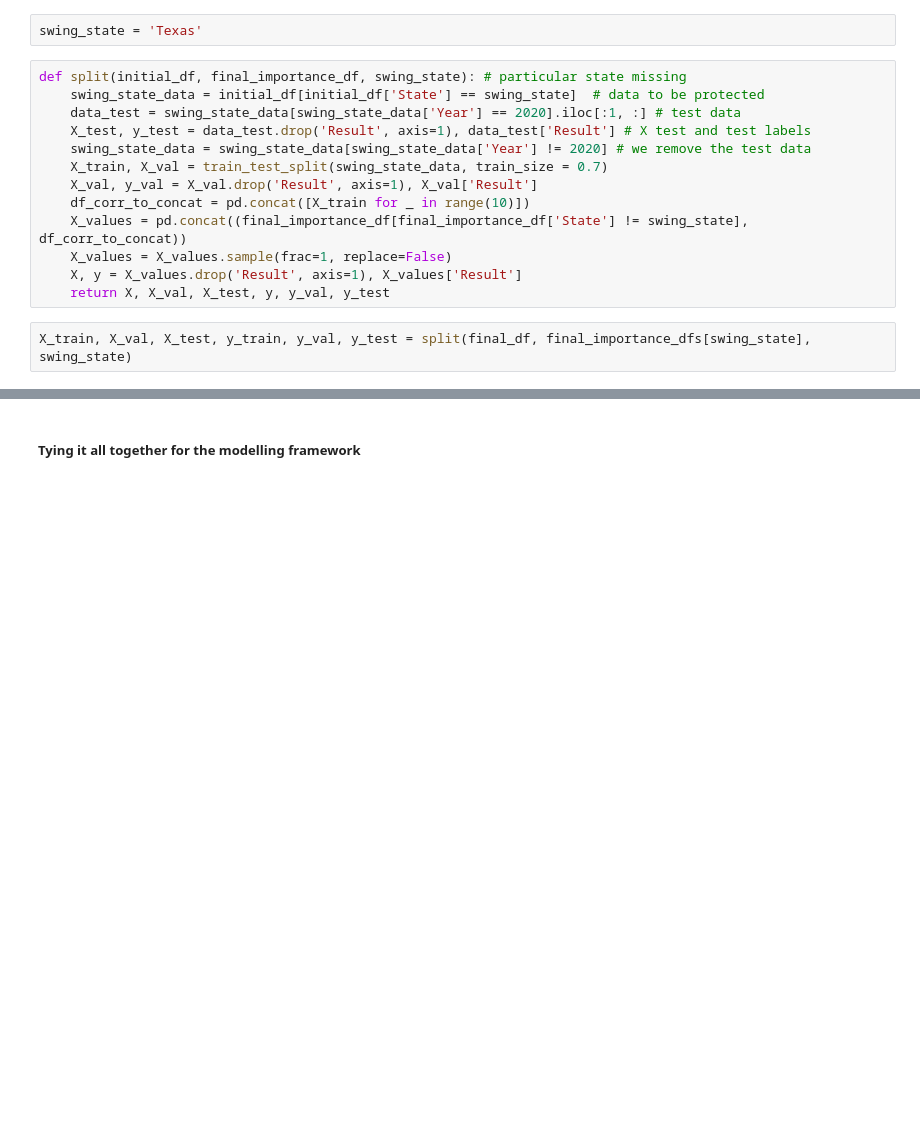
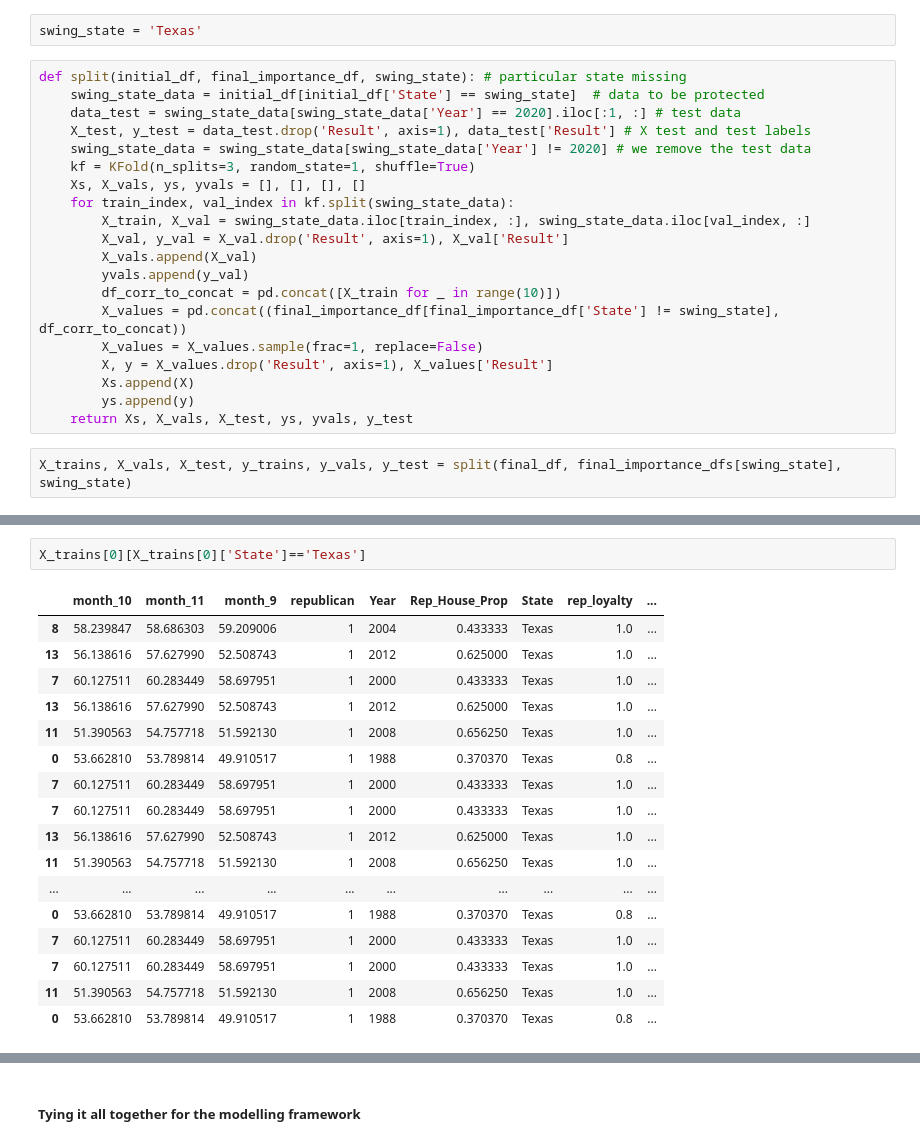
Before and after one commit to CS109a-Election2020/Harvard_G1, a Jupyter notebook: Electoral_College/Multi_state_model.ipynb, the cells around one changed output, grey strips where cells are left out. Saved outputs shown, nothing was run; the diff lists cells and outputs as text; blank space fills up the shorter version.

Commit message:
Created the version with Kfold cross validation. Prevented information leakage in refitting the same model all over again. Up to Raphaelle to select the best model.

```diff
--- a/Electoral_College/Multi_state_model.ipynb
+++ b/Electoral_College/Multi_state_model.ipynb
@@ -101,12 +103,19 @@ def split(initial_df, final_importance_df, swing_state): # particular state miss
     data_test = swing_state_data[swing_state_data['Year'] == 2020].iloc[:1, :] # test data
     X_test, y_test = data_test.drop('Result', axis=1), data_test['Result'] # X test and test labels
     swing_state_data = swing_state_data[swing_state_data['Year'] != 2020] # we remove the test data
-    X_train, X_val = train_test_split(swing_state_data, train_size = 0.7)
-    X_val, y_val = X_val.drop('Result', axis=1), X_val['Result']
-    df_corr_to_concat = pd.concat([X_train for _ in range(10)])
-    X_values = pd.concat((final_importance_df[final_importance_df['State'] != swing_state], df_corr_to_concat))
-    X_values = X_values.sample(frac=1, replace=False)
-    X, y = X_values.drop('Result', axis=1), X_values['Result']
-    return X, X_val, X_test, y, y_val, y_test
+    kf = KFold(n_splits=3, random_state=1, shuffle=True)
+    Xs, X_vals, ys, yvals = [], [], [], []
+    for train_index, val_index in kf.split(swing_state_data):
+        X_train, X_val = swing_state_data.iloc[train_index, :], swing_state_data.iloc[val_index, :]
+        X_val, y_val = X_val.drop('Result', axis=1), X_val['Result']
+        X_vals.append(X_val)
+        yvals.append(y_val)
+        df_corr_to_concat = pd.concat([X_train for _ in range(10)])
+        X_values = pd.concat((final_importance_df[final_importance_df['State'] != swing_state], df_corr_to_concat))
+        X_values = X_values.sample(frac=1, replace=False)
+        X, y = X_values.drop('Result', axis=1), X_values['Result']
+        Xs.append(X)
+        ys.append(y)
+    return Xs, X_vals, X_test, ys, yvals, y_test
 # %%
-X_train, X_val, X_test, y_train, y_val, y_test = split(final_df, final_importance_dfs[swing_state], swing_state)
+X_trains, X_vals, X_test, y_trains, y_vals, y_test = split(final_df, final_importance_dfs[swing_state], swing_state)
@@ -113,3 +129,23 @@ X_train, X_val, X_test, y_train, y_val, y_test = split(final_df, final_importanc
+# %%
+X_trains[0][X_trains[0]['State']=='Texas']
+# %% [output]
+|  | month_10 | month_11 | month_9 | republican | Year | Rep_House_Prop | State | rep_loyalty | ... |
+| 8 | 58.239847 | 58.686303 | 59.209006 | 1 | 2004 | 0.433333 | Texas | 1.0 | ... |
+| 13 | 56.138616 | 57.627990 | 52.508743 | 1 | 2012 | 0.625000 | Texas | 1.0 | ... |
+| 7 | 60.127511 | 60.283449 | 58.697951 | 1 | 2000 | 0.433333 | Texas | 1.0 | ... |
+| 13 | 56.138616 | 57.627990 | 52.508743 | 1 | 2012 | 0.625000 | Texas | 1.0 | ... |
+| 11 | 51.390563 | 54.757718 | 51.592130 | 1 | 2008 | 0.656250 | Texas | 1.0 | ... |
+| 0 | 53.662810 | 53.789814 | 49.910517 | 1 | 1988 | 0.370370 | Texas | 0.8 | ... |
+| 7 | 60.127511 | 60.283449 | 58.697951 | 1 | 2000 | 0.433333 | Texas | 1.0 | ... |
+| 7 | 60.127511 | 60.283449 | 58.697951 | 1 | 2000 | 0.433333 | Texas | 1.0 | ... |
+| 13 | 56.138616 | 57.627990 | 52.508743 | 1 | 2012 | 0.625000 | Texas | 1.0 | ... |
+| 11 | 51.390563 | 54.757718 | 51.592130 | 1 | 2008 | 0.656250 | Texas | 1.0 | ... |
+| ... | ... | ... | ... | ... | ... | ... | ... | ... | ... |
+| 0 | 53.662810 | 53.789814 | 49.910517 | 1 | 1988 | 0.370370 | Texas | 0.8 | ... |
+| 7 | 60.127511 | 60.283449 | 58.697951 | 1 | 2000 | 0.433333 | Texas | 1.0 | ... |
+| 7 | 60.127511 | 60.283449 | 58.697951 | 1 | 2000 | 0.433333 | Texas | 1.0 | ... |
+| 11 | 51.390563 | 54.757718 | 51.592130 | 1 | 2008 | 0.656250 | Texas | 1.0 | ... |
+| 0 | 53.662810 | 53.789814 | 49.910517 | 1 | 1988 | 0.370370 | Texas | 0.8 | ... |
 # %%
 def modelling(X_train, X_val, y_train, y_val, models, scaler=True, Poly=1, PCA_comp=0):
     # pca is the total variance explained required. 0 means that we do not want to perform pca
```
Also changed, not shown: parts of 8 cells of this notebook.
